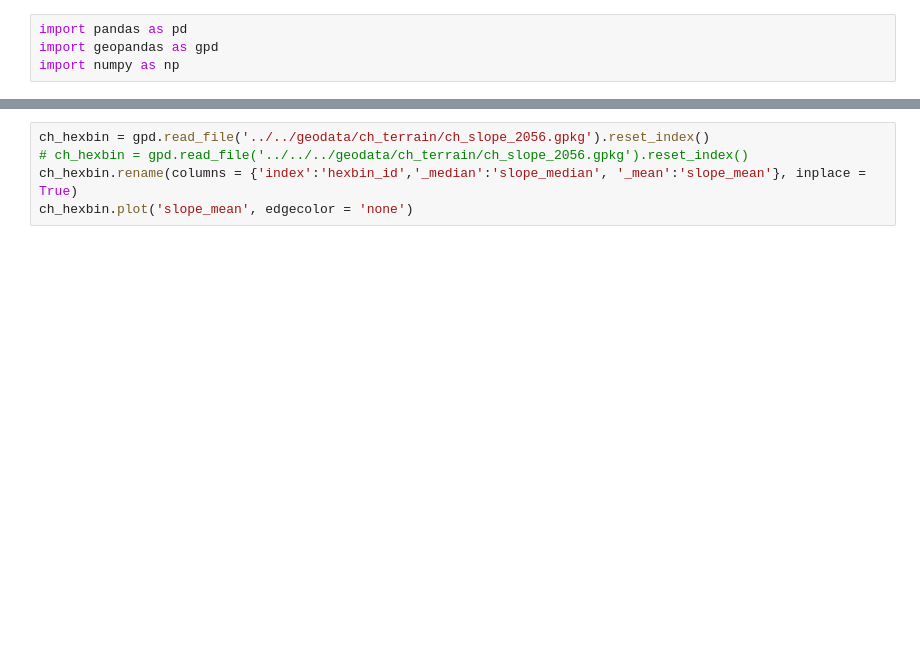
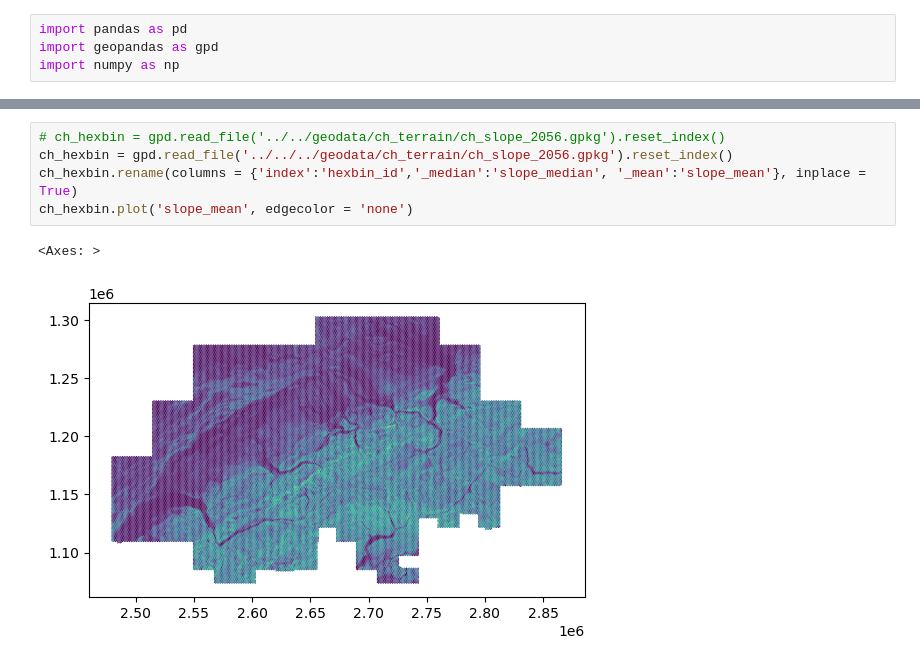
Before and after one commit to AdamSwietek/LUP_VisualCapital, a Jupyter notebook: notebooks/explore_vc/0_build_spatial_lag_metrics.ipynb, the cells around one changed output, grey strips where cells are left out. Drawn from its saved outputs; the diff is of its cells as text; blank space fills up the shorter version.

```diff
--- a/notebooks/explore_vc/0_build_spatial_lag_metrics.ipynb
+++ b/notebooks/explore_vc/0_build_spatial_lag_metrics.ipynb
@@ -31,7 +42,10 @@ X = X.reset_index()
 # %%
-ch_hexbin = gpd.read_file('../../geodata/ch_terrain/ch_slope_2056.gpkg').reset_index()
-# ch_hexbin = gpd.read_file('../../../geodata/ch_terrain/ch_slope_2056.gpkg').reset_index()
+# ch_hexbin = gpd.read_file('../../geodata/ch_terrain/ch_slope_2056.gpkg').reset_index()
+ch_hexbin = gpd.read_file('../../../geodata/ch_terrain/ch_slope_2056.gpkg').reset_index()
 ch_hexbin.rename(columns = {'index':'hexbin_id','_median':'slope_median', '_mean':'slope_mean'}, inplace = True)
 ch_hexbin.plot('slope_mean', edgecolor = 'none')
+# %% [output]
+<Axes: >
+[figure, added]
 # %%
 %time X = gpd.sjoin(ch_hexbin[['hexbin_id', 'slope_mean','slope_median','geometry']],X,how='right')
```
Also changed, not shown: parts of 6 cells of this notebook, 1 other file.
